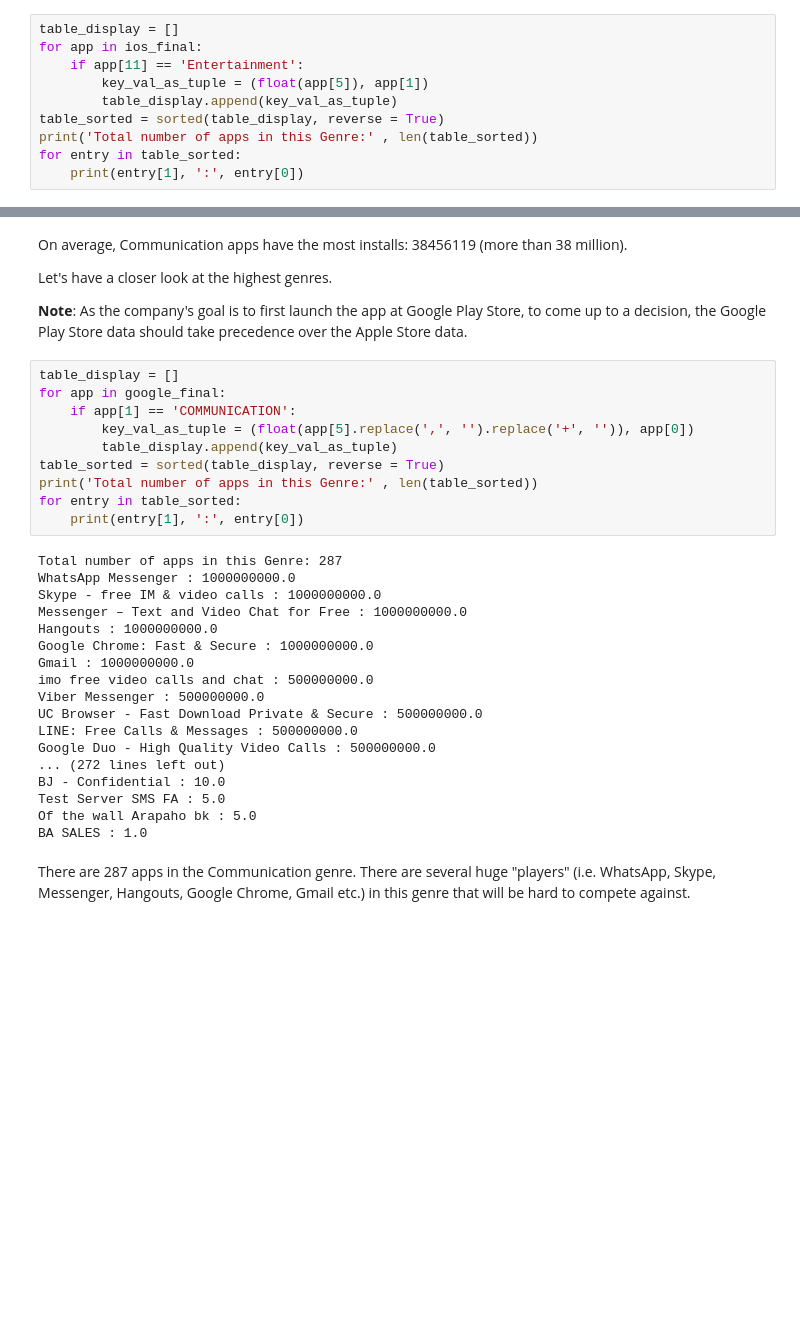
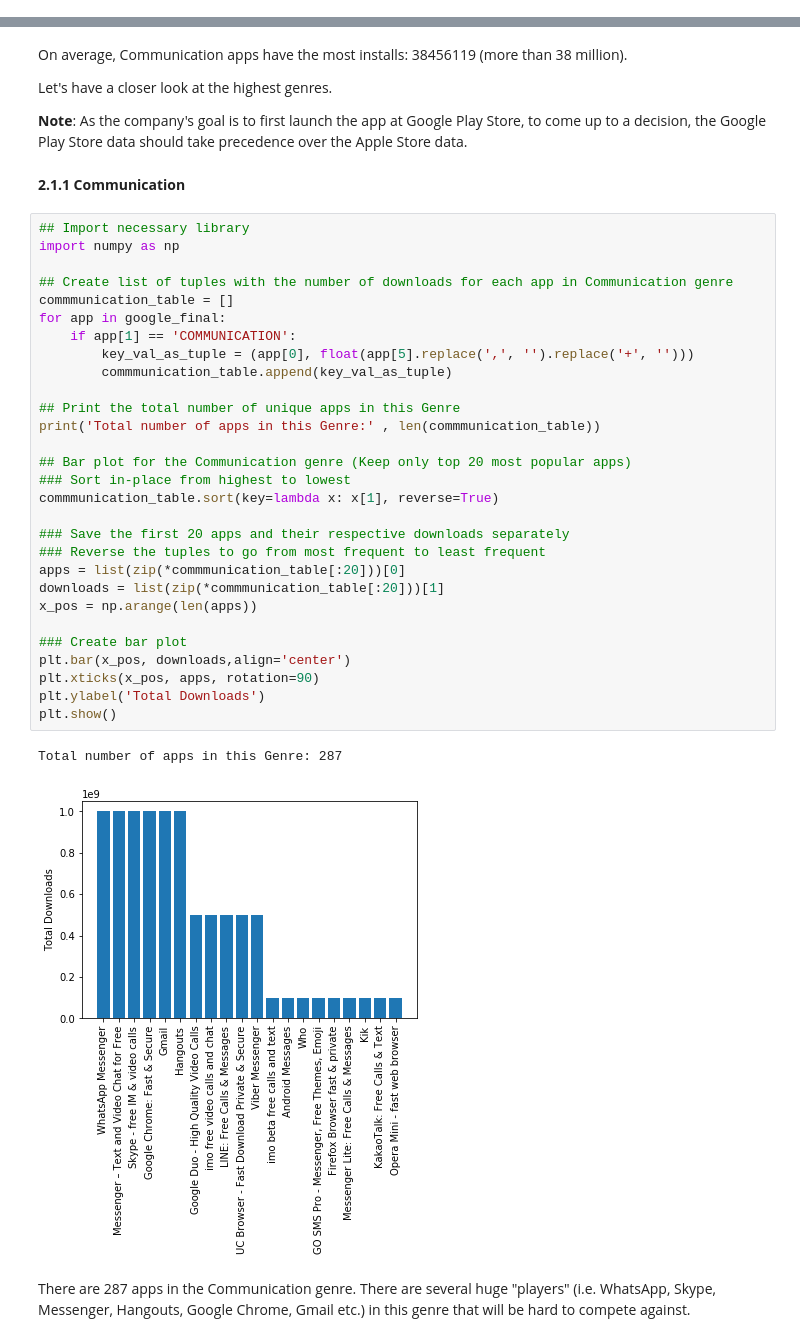
Before and after one commit to kostasd/App_profile_recommendation, a Jupyter notebook: App_profile_recommendation.ipynb, the cells around one changed output, grey strips where cells are left out. Saved outputs shown, nothing was run; the diff lists cells and outputs as text; blank space fills up the shorter version.

```diff
--- a/App_profile_recommendation.ipynb
+++ b/App_profile_recommendation.ipynb
@@ -827,10 +767,0 @@ BestieBox : 0.0
-# %%
-table_display = []
-for app in ios_final:
-    if app[11] == 'Entertainment':
-        key_val_as_tuple = (float(app[5]), app[1])
-        table_display.append(key_val_as_tuple)
-table_sorted = sorted(table_display, reverse = True)
-print('Total number of apps in this Genre:' , len(table_sorted))
-for entry in table_sorted:
-    print(entry[1], ':', entry[0])
@@ -936,33 +847,39 @@ On average, Communication apps have the most installs: 38456119 (more than 38 mi
 Let's have a closer look at the highest genres.
 
 **Note**: As the company's goal is to first launch the app at Google Play Store, to come up to a decision, the Google Play Store data should take precedence over the Apple Store data.
-# %%
-table_display = []
-for app in google_final:
-    if app[1] == 'COMMUNICATION':
-        key_val_as_tuple = (float(app[5].replace(',', '').replace('+', '')), app[0])
-        table_display.append(key_val_as_tuple)
-table_sorted = sorted(table_display, reverse = True)
-print('Total number of apps in this Genre:' , len(table_sorted))
-for entry in table_sorted:
-    print(entry[1], ':', entry[0])
-# %% [output]
-Total number of apps in this Genre: 287
-WhatsApp Messenger : 1000000000.0
-Skype - free IM & video calls : 1000000000.0
-Messenger – Text and Video Chat for Free : 1000000000.0
-Hangouts : 1000000000.0
-Google Chrome: Fast & Secure : 1000000000.0
-Gmail : 1000000000.0
-imo free video calls and chat : 500000000.0
-Viber Messenger : 500000000.0
-UC Browser - Fast Download Private & Secure : 500000000.0
-LINE: Free Calls & Messages : 500000000.0
-Google Duo - High Quality Video Calls : 500000000.0
-... (272 lines left out)
-BJ - Confidential : 10.0
-Test Server SMS FA : 5.0
-Of the wall Arapaho bk : 5.0
-BA SALES : 1.0
+# %% [markdown]
+**2.1.1 Communication**
+# %%
+## Import necessary library
+import numpy as np
+
+## Create list of tuples with the number of downloads for each app in Communication genre
+commmunication_table = []
+for app in google_final:
+    if app[1] == 'COMMUNICATION':
+        key_val_as_tuple = (app[0], float(app[5].replace(',', '').replace('+', '')))
+        commmunication_table.append(key_val_as_tuple)
+
+## Print the total number of unique apps in this Genre
+print('Total number of apps in this Genre:' , len(commmunication_table))
+
+## Bar plot for the Communication genre (Keep only top 20 most popular apps)
+### Sort in-place from highest to lowest
+commmunication_table.sort(key=lambda x: x[1], reverse=True)
+
+### Save the first 20 apps and their respective downloads separately
+### Reverse the tuples to go from most frequent to least frequent
+apps = list(zip(*commmunication_table[:20]))[0]
+downloads = list(zip(*commmunication_table[:20]))[1]
+x_pos = np.arange(len(apps))
+
+### Create bar plot
+plt.bar(x_pos, downloads,align='center')
+plt.xticks(x_pos, apps, rotation=90)
+plt.ylabel('Total Downloads')
+plt.show()
+# %% [output]
+Total number of apps in this Genre: 287
+[figure, added]
 # %% [markdown]
 There are 287 apps in the Communication genre. There are several huge "players" (i.e. WhatsApp, Skype, Messenger, Hangouts, Google Chrome, Gmail etc.) in this genre that will be hard to compete against.
```
Also changed, not shown: parts of 98 cells of this notebook, 1 other file.
